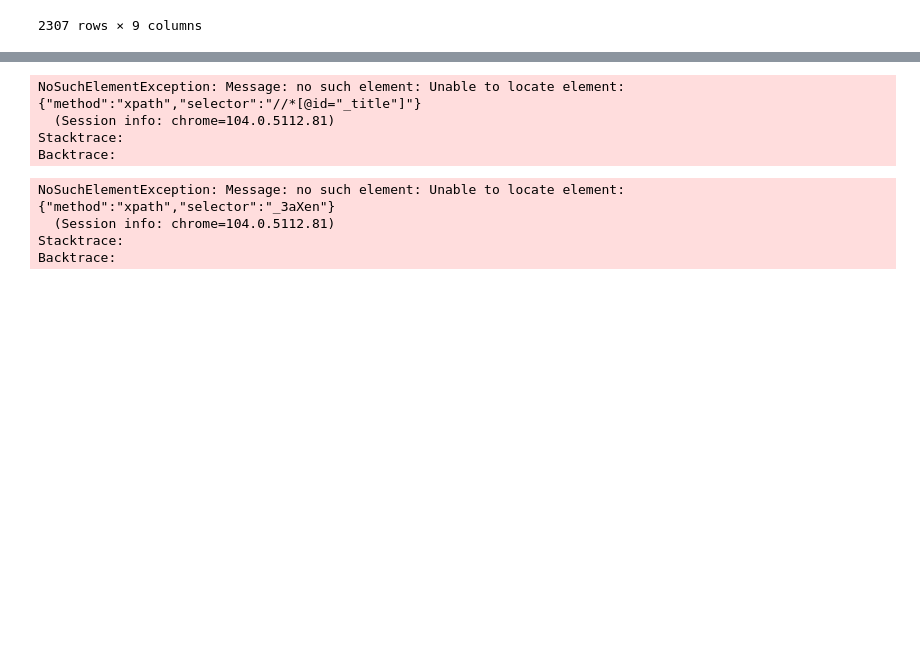
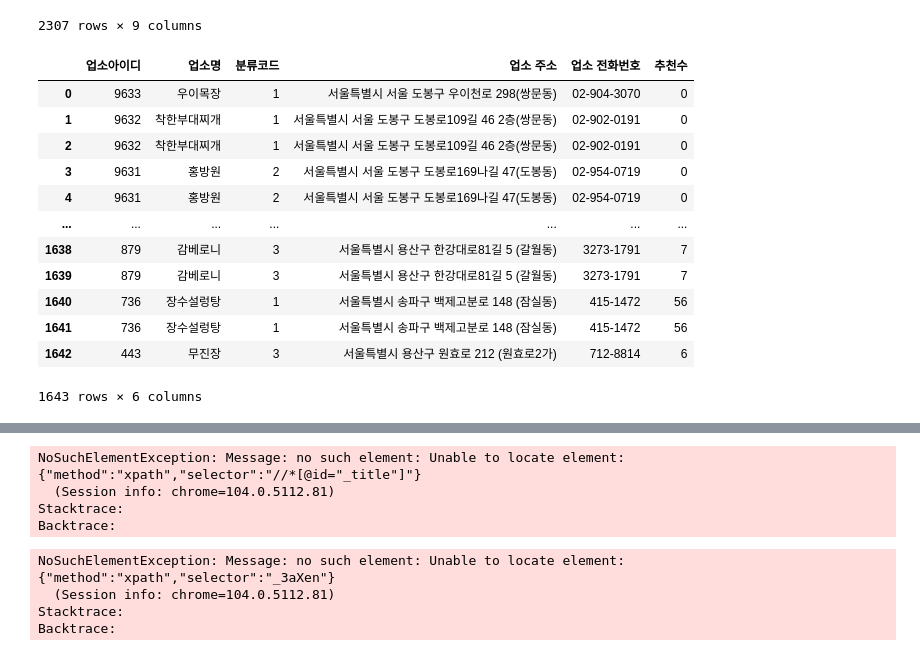
Before and after one commit to seojeon9/MultiCampus, a Jupyter notebook: PythonEx/데이터 시각화 프로젝트/별점크롤링_동적.ipynb, the cells around one changed output, grey strips where cells are left out. Cells and saved outputs as stored; diff of their text form; code cells hidden in the pictures; blank space fills up the shorter version.

```diff
--- a/PythonEx/데이터 시각화 프로젝트/별점크롤링_동적.ipynb
+++ b/PythonEx/데이터 시각화 프로젝트/별점크롤링_동적.ipynb
@@ -31,0 +33,16 @@ df4 = df3[["업소명","업소 주소","업소 전화번호"]]
+# %%
+df3
+# %% [output]
+|  | 업소아이디 | 업소명 | 분류코드 | 업소 주소 | 업소 전화번호 | 추천수 |
+| 0 | 9633 | 우이목장 | 1 | 서울특별시 서울 도봉구 우이천로 298(쌍문동) | 02-904-3070 | 0 |
+| 1 | 9632 | 착한부대찌개 | 1 | 서울특별시 서울 도봉구 도봉로109길 46 2층(쌍문동) | 02-902-0191 | 0 |
+| 2 | 9632 | 착한부대찌개 | 1 | 서울특별시 서울 도봉구 도봉로109길 46 2층(쌍문동) | 02-902-0191 | 0 |
+| 3 | 9631 | 홍방원 | 2 | 서울특별시 서울 도봉구 도봉로169나길 47(도봉동) | 02-954-0719 | 0 |
+| 4 | 9631 | 홍방원 | 2 | 서울특별시 서울 도봉구 도봉로169나길 47(도봉동) | 02-954-0719 | 0 |
+| ... | ... | ... | ... | ... | ... | ... |
+| 1638 | 879 | 감베로니 | 3 | 서울특별시 용산구 한강대로81길 5 (갈월동) | 3273-1791 | 7 |
+| 1639 | 879 | 감베로니 | 3 | 서울특별시 용산구 한강대로81길 5 (갈월동) | 3273-1791 | 7 |
+| 1640 | 736 | 장수설렁탕 | 1 | 서울특별시 송파구 백제고분로 148 (잠실동) | 415-1472 | 56 |
+| 1641 | 736 | 장수설렁탕 | 1 | 서울특별시 송파구 백제고분로 148 (잠실동) | 415-1472 | 56 |
+| 1642 | 443 | 무진장 | 3 | 서울특별시 용산구 원효로 212 (원효로2가) | 712-8814 | 6 |
+1643 rows × 6 columns
```
Also changed, not shown: parts of 8 cells of this notebook, 3 other files.
